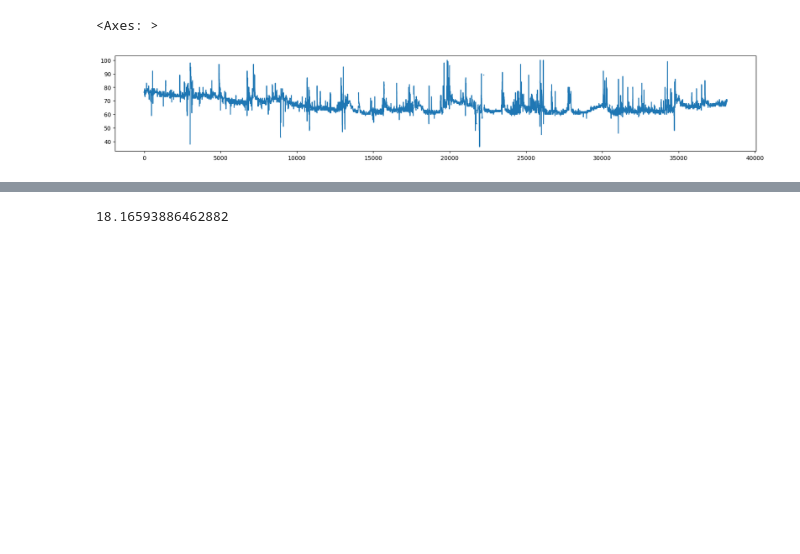
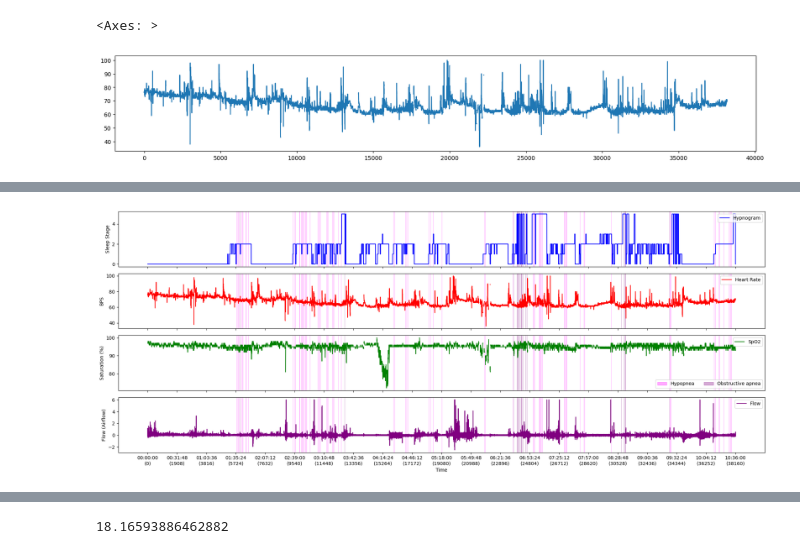
Before and after one commit to JulianBvW/Wearable-Sleep-Event-Detection, a Jupyter notebook: Notebooks/recording_test.ipynb, the cells around one changed output, grey strips where cells are left out. Cells and saved outputs as stored; diff of their text form; code cells hidden in the pictures; blank space fills up the shorter version.

Commit message:
Added plotting for Flow and Event Type Filter

```diff
--- a/Notebooks/recording_test.ipynb
+++ b/Notebooks/recording_test.ipynb
@@ -45,0 +46,4 @@ r1.look_at('06:00:00', '00:30:00')
+# %%
+r1.look_at(events=['Hypopnea', 'Obstructive apnea'])
+# %% [output]
+[figure, added]
```
Also changed, not shown: parts of 4 cells of this notebook, 1 other file.
